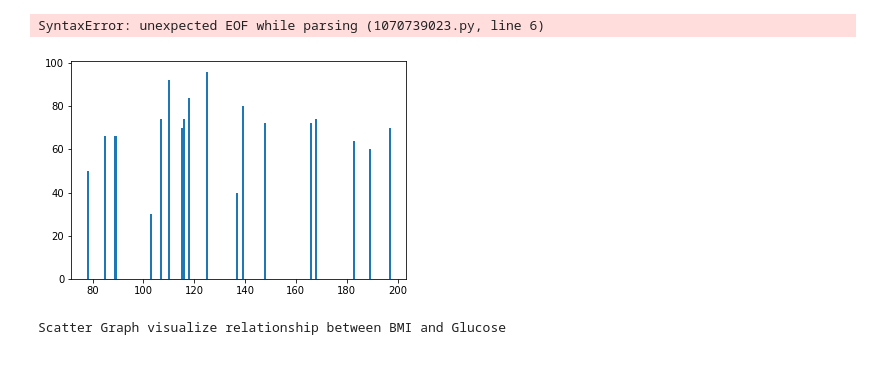
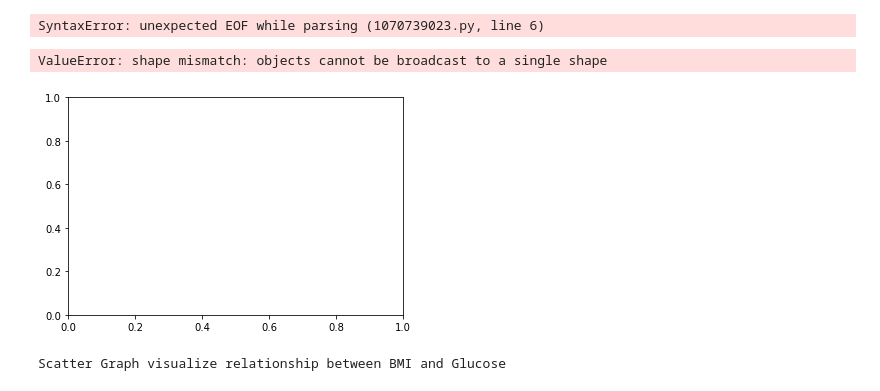
Before and after one commit to johnnjoroge0/Diabetes-data-analysis, a Jupyter notebook: Diabetes data analysis.ipynb, the cells around one changed output. Drawn from its saved outputs; the diff is of its cells as text; code cells hidden in the pictures.

Commit message:
pushing diabetes data analysis to github

```diff
--- a/Diabetes data analysis.ipynb
+++ b/Diabetes data analysis.ipynb
@@ -19,6 +19,6 @@ Data.head()
 | 4 | 0 | 137 | 40 | 35 | 168 | 43.1 | 2.288 | 33 | ... |
 # %%
 #SORTED THE DATA TO THE RANGE OF 20
-Data1=Data[0:20]
+Data1=Data[0:10]
 print(Data1)
 # %% [output]
@@ -81,32 +87,0 @@ plt.show()
-# %%
-import sys
-import matplotlib
-matplotlib.use('Agg')
-
-import pandas as pd
-import matplotlib.pyplot as plt
-from scipy import stats
-
-Data1=pd.read_csv(diabetes, header=0, sep=",")
-
-x = Data1['Glucose']
-y = Data1['BloodPressure']
-
-slope, intercept, r, p, std_err = stats.linregress(x, y)
-
-def myfunc(x):
-    return slope * x + intercept
-
-mymodel = list(map(myfunc, x))
-
-plt.scatter(x, y)
-plt.plot(x, mymodel)
-plt.ylim(ymin=0, ymax=2000)
-plt.xlim(xmin=0, xmax=200)
-plt.xlabel("Average_Pulse")
-plt.ylabel ("Calorie_Burnage")
-plt.show()
-
-#Two lines to make our compiler able to draw:
-plt.savefig(sys.stdout.buffer)
-sys.stdout.flush()
@@ -212,11 +201,12 @@ plt.legend(['Glucose','BloodPressure']
 SyntaxError: unexpected EOF while parsing (1070739023.py, line 6)
 # %%
 x = Data2.Glucose[0:20]
-y = Data2.BloodPressure[0:20]
+y=np.array([3, 8, 1, 10])
 plt.bar(x, y)
 plt.show()
 # %% [output]
+ValueError: shape mismatch: objects cannot be broadcast to a single shape
-[figure, old version]
+[figure, new version]
 # %%
 #VISUALIZATION CORRECTION USING SCATTER GRAPH
 from matplotlib import pyplot
```
Also changed, not shown: parts of 7 cells of this notebook.
